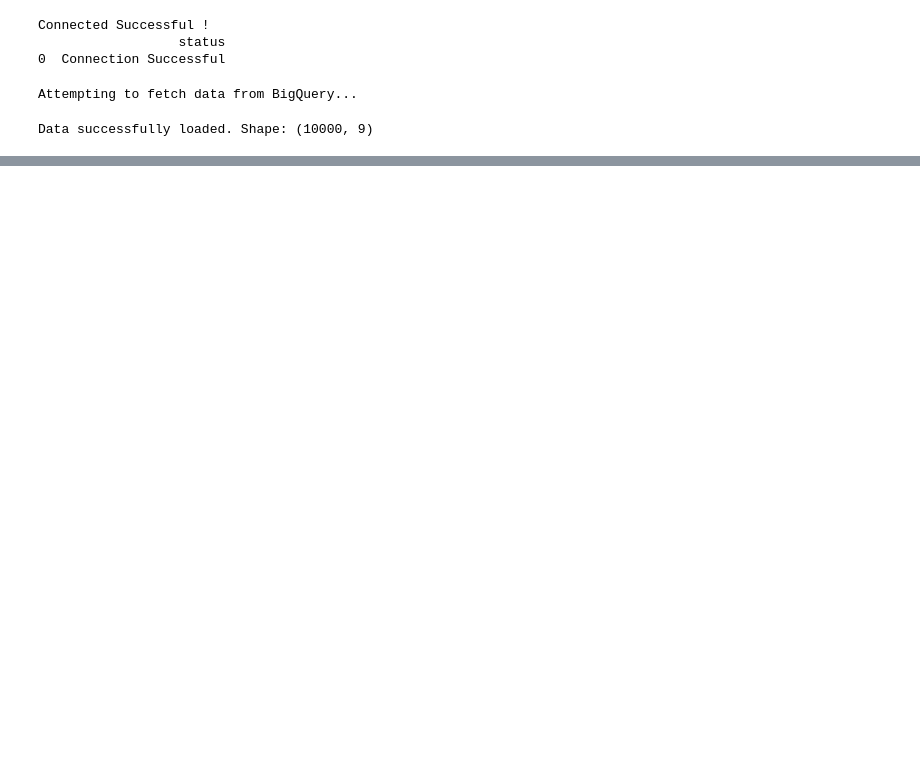
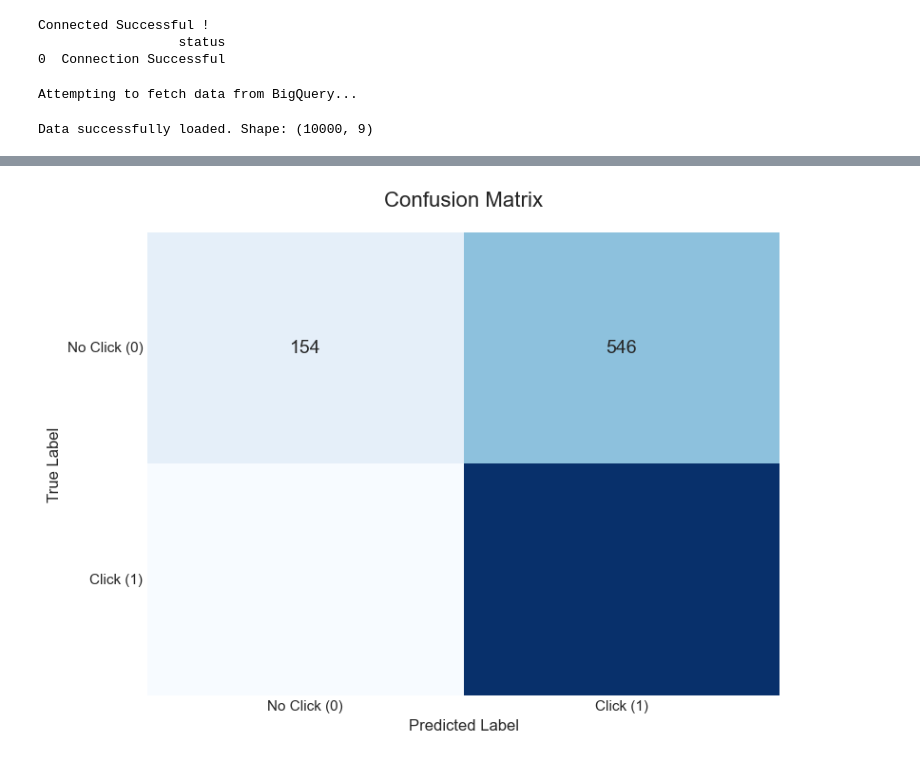
Before and after one commit to chienhao-wang/ad-click-prediction, a Jupyter notebook: Ad Click Prediction.ipynb, the cells around one changed output, grey strips where cells are left out. Drawn from its saved outputs; the diff is of its cells as text; code cells hidden in the pictures; blank space fills up the shorter version.

```diff
--- a/Ad Click Prediction.ipynb
+++ b/Ad Click Prediction.ipynb
@@ -204,0 +297,79 @@ First 5 rows of processed data:
+# %%
+# --- EVALUATION ---
+
+# Make predictions
+y_pred = model.predict(X_test)
+
+# Metrics
+acc = accuracy_score(y_test, y_pred)
+print(f"\nModel Accuracy: {acc:.2%}")
+print("\nClassification Report:\n")
+print(classification_report(y_test, y_pred))
+
+# Visualise Confusion Matrix
+cm = confusion_matrix(y_test, y_pred)
+plt.figure(figsize=(8, 6))
+ax = sns.heatmap(cm, annot=True, fmt='d', cmap='Blues', cbar=False, annot_kws={"size": 14})
+plt.title('Confusion Matrix', fontsize=16, pad=20)
+plt.xlabel('Predicted Label', fontsize=12)
+plt.ylabel('True Label', fontsize=12)
+
+ax.set_xticklabels(['No Click (0)', 'Click (1)'], fontsize=11)
+ax.set_yticklabels(['No Click (0)', 'Click (1)'], fontsize=11, rotation=0)
+
+plt.tight_layout()
+plt.savefig('confusion_matrix.png', bbox_inches='tight', dpi=300)
+plt.show()
+
+y_probas = model.predict_proba(X_test)
+
+# --- 1. ROC Curve (Technical View) ---
+plt.figure(figsize=(8, 6))
+from sklearn.metrics import roc_curve, auc
+
+fpr, tpr, thresholds = roc_curve(y_test, y_probas[:, 1])
+roc_auc = auc(fpr, tpr)
+
+plt.plot(fpr, tpr, color='darkorange', lw=2, label=f'ROC curve (AUC = {roc_auc:.2f})')
+plt.plot([0, 1], [0, 1], color='navy', lw=2, linestyle='--')
+plt.xlim([0.0, 1.0])
+plt.ylim([0.0, 1.05])
+plt.xlabel('False Positive Rate')
+plt.ylabel('True Positive Rate')
+plt.title('ROC Curve: Model Performance')
+plt.legend(loc="lower right")
+plt.grid(alpha=0.3)
+plt.savefig('roc_curve.png', bbox_inches='tight')
+plt.show()
+
+# --- B. Cumulative Gain Chart (Business Lift) ---
+# Create a dataframe for Gain calculation
+
+results = pd.DataFrame({'y_true': y_test, 'y_prob': y_probas[:, 1]})
+results = results.sort_values(by='y_prob', ascending=False)
+
+results['cumulative_click'] = results['y_true'].cumsum()
+total_clicks = results['y_true'].sum()
+results['gain'] = results['cumulative_click'] / total_clicks
+results['percentage'] = np.arange(1, len(results) + 1) / len(results)
+
+plt.figure(figsize=(8, 6))
+plt.plot(results['percentage'], results['gain'], label='Model', color='green', lw=2)
+plt.plot([0, 1], [0, 1], 'k--', label='Random Baseline')
+
+plt.title('Cumulative Gain Chart (Marketing Impact)', fontsize=14)
+plt.xlabel('% of Users Targeted (Sorted by Probability)')
+plt.ylabel('% of Total Clicks Captured')
+plt.grid(alpha=0.3)
+plt.legend()
+
+# Annotate Top 20% Lift
+top_20_gain = results[results['percentage'] <= 0.2]['gain'].max()
+plt.scatter([0.2], [top_20_gain], color='red', zorder=5)
+plt.annotate(f'Top 20% Users -> {top_20_gain:.0%} Clicks',
+             xy=(0.2, top_20_gain), xytext=(0.3, top_20_gain-0.1),
+             arrowprops=dict(facecolor='black', shrink=0.05))
+
+plt.savefig('gain_chart.png', bbox_inches='tight')
+plt.show()
+# %% [output]
@@ -204,0 +388 @@ First 5 rows of processed data:
+[figure, added]
```
Also changed, not shown: parts of 17 cells of this notebook.
